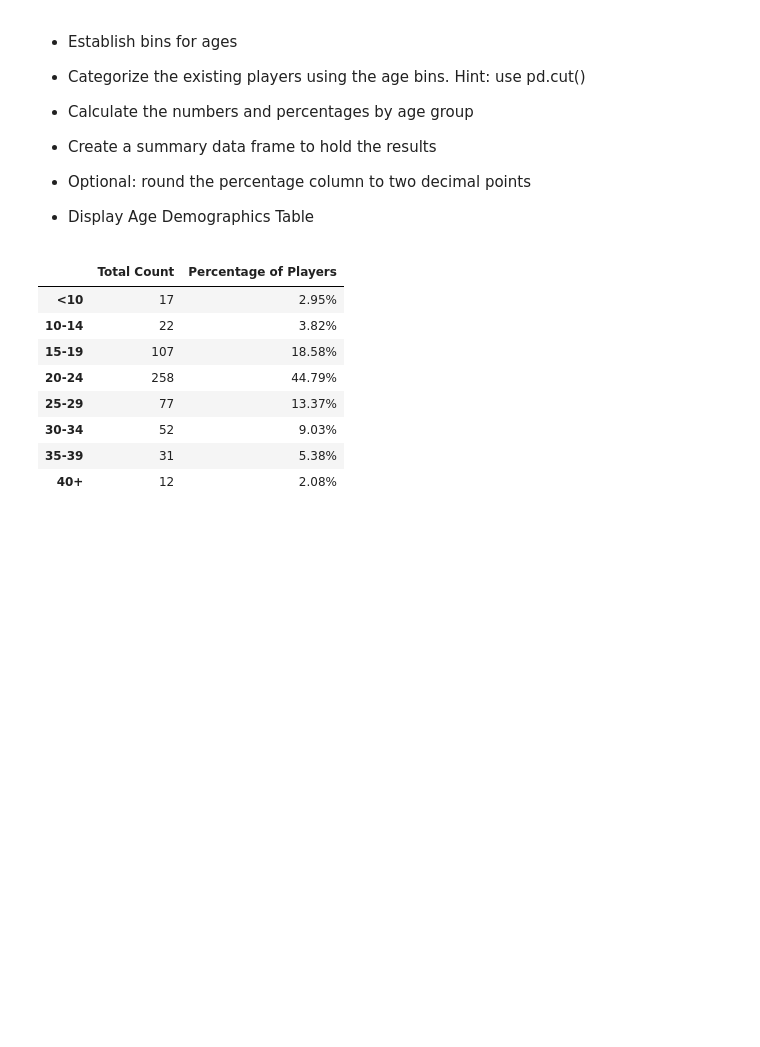
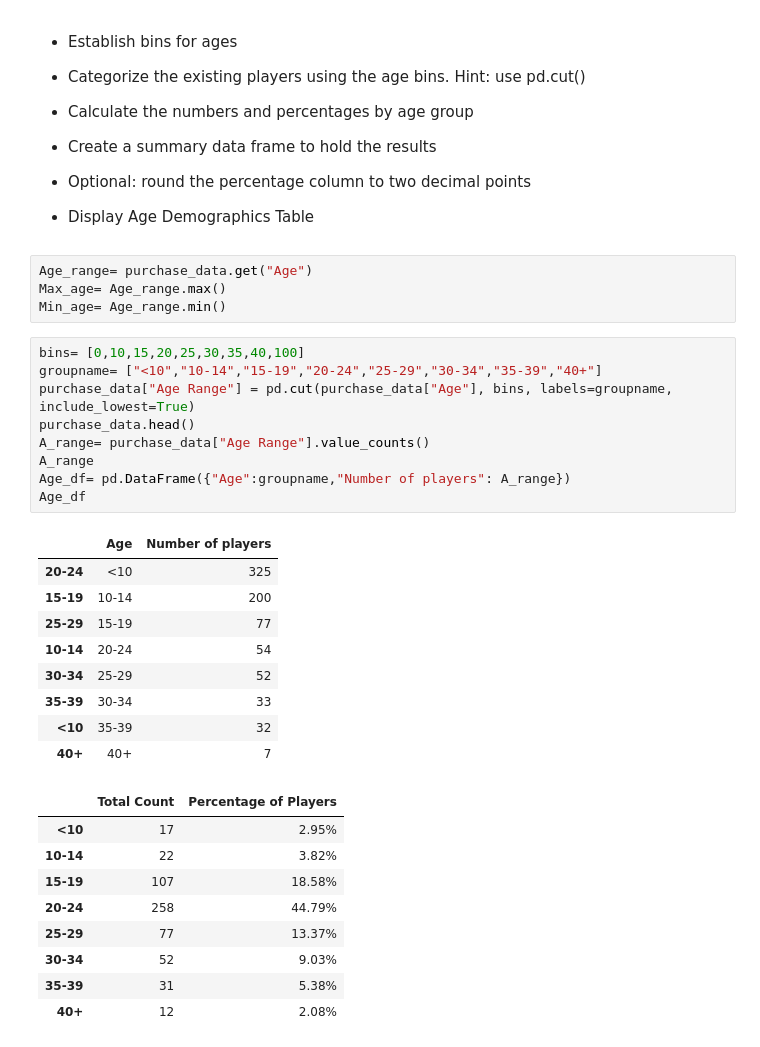
Before and after one commit to gnzamudio/pandas-challenge, a Jupyter notebook: Pymoli/HeroesOfPymoli.ipynb, the cells around one changed output. Drawn from its saved outputs; the diff is of its cells as text; blank space fills up the shorter version.

```diff
--- a/Pymoli/HeroesOfPymoli.ipynb
+++ b/Pymoli/HeroesOfPymoli.ipynb
@@ -138,6 +145,29 @@ Gender_demo.round(2)
 
 
 * Display Age Demographics Table
+# %%
+Age_range= purchase_data.get("Age")
+Max_age= Age_range.max()
+Min_age= Age_range.min()
+# %%
+bins= [0,10,15,20,25,30,35,40,100]
+groupname= ["<10","10-14","15-19","20-24","25-29","30-34","35-39","40+"]
+purchase_data["Age Range"] = pd.cut(purchase_data["Age"], bins, labels=groupname, include_lowest=True)
+purchase_data.head()
+A_range= purchase_data["Age Range"].value_counts()
+A_range
+Age_df= pd.DataFrame({"Age":groupname,"Number of players": A_range})
+Age_df
+# %% [output]
+|  | Age | Number of players |
+| 20-24 | <10 | 325 |
+| 15-19 | 10-14 | 200 |
+| 25-29 | 15-19 | 77 |
+| 10-14 | 20-24 | 54 |
+| 30-34 | 25-29 | 52 |
+| 35-39 | 30-34 | 33 |
+| <10 | 35-39 | 32 |
+| 40+ | 40+ | 7 |
 # %%
 # %% [output]
 |  | Total Count | Percentage of Players |
```
Also changed, not shown: parts of 6 cells of this notebook.
